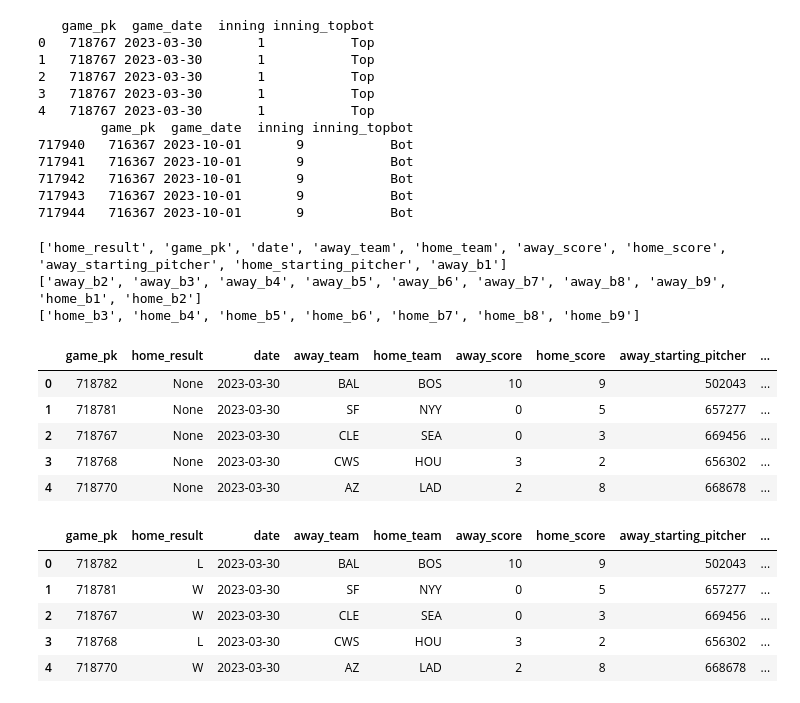
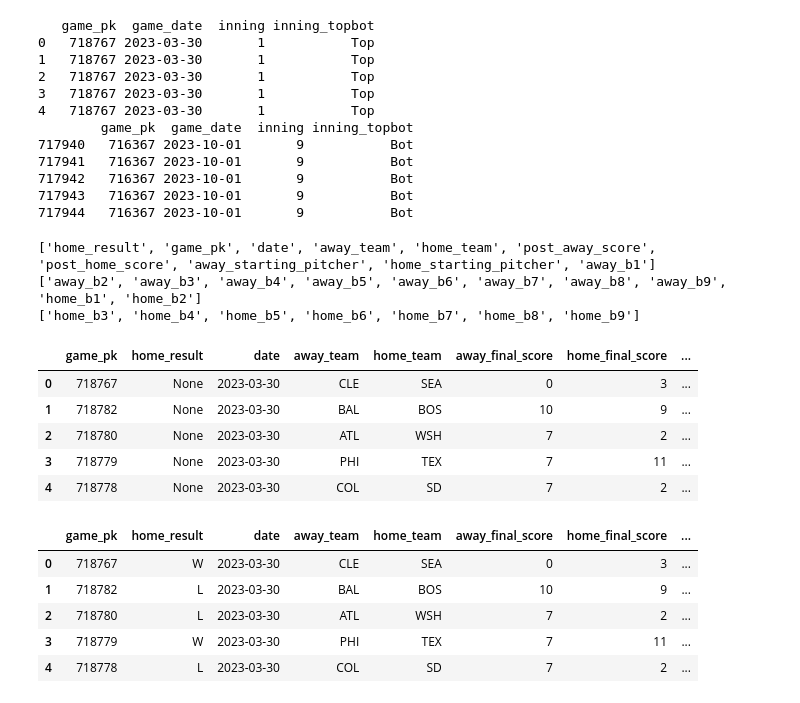
Before and after one commit to Stevey8/MLB-WL-prediction, a Jupyter notebook: data.ipynb, the cells around one changed output. Drawn from its saved outputs; the diff is of its cells as text; code cells hidden in the pictures.

```diff
--- a/data.ipynb
+++ b/data.ipynb
@@ -13,7 +13,8 @@ import seaborn as sns
 # %%
 %%time
 # .iloc[::-1].reset_index(drop=True): reverse the row order because the default of row 1 is the most recent instance
-df = statcast(start_dt='2023-03-30',end_dt='2023-10-01').iloc[::-1].reset_index(drop=True)
+# .reset_index().sort_index(ascending=False).reset_index(drop=True) should do the same thing. if not then change it back to the one above
+df = statcast(start_dt='2023-03-30',end_dt='2023-10-01').reset_index().sort_index(ascending=False).reset_index(drop=True)
 df.shape
 # %% [output]
 This is a large query, it may take a moment to complete
@@ -47,7 +48,8 @@ print(df[['game_pk','game_date','inning','inning_topbot']].tail())
 717944   716367 2023-10-01       9           Bot
 # %%
 # list out what kind of data we need for each game
-cols = ['home_result','game_pk','date','away_team','home_team','away_score','home_score','away_starting_pitcher','home_starting_pitcher']
+cols = ['home_result','game_pk','date','away_team','home_team','post_away_score','post_home_score','away_starting_pitcher','home_starting_pitcher']
+# post away/home score instead of away/home score: considering a case like a walk off hr, it will reflect on the post score instead of the score (which is the score before the hit)
 
 # add batters 1-9 for both away and home
 for i in ['away','home']:
@@ -63,38 +65,38 @@ print(cols[:10])
 print(cols[10:20])
 print(cols[20:])
 # %% [output]
-['home_result', 'game_pk', 'date', 'away_team', 'home_team', 'away_score', 'home_score', 'away_starting_pitcher', 'home_starting_pitcher', 'away_b1']
+['home_result', 'game_pk', 'date', 'away_team', 'home_team', 'post_away_score', 'post_home_score', 'away_starting_pitcher', 'home_starting_pitcher', 'away_b1']
 ['away_b2', 'away_b3', 'away_b4', 'away_b5', 'away_b6', 'away_b7', 'away_b8', 'away_b9', 'home_b1', 'home_b2']
 ['home_b3', 'home_b4', 'home_b5', 'home_b6', 'home_b7', 'home_b8', 'home_b9']
 # %%
-data_without_batters = df.groupby('game_pk').apply(lambda group: pd.Series({
+data_without_batters = df.groupby('game_pk',sort=False).apply(lambda group: pd.Series({
     'home_result': None,
     'date': group['game_date'].iloc[0],  # only one corresponding value
     'away_team': group['away_team'].iloc[0],  # only one corresponding value
     'home_team': group['home_team'].iloc[0],  # only one corresponding value
-    'away_score': group['away_score'].max(),
-    'home_score': group['home_score'].max(),
+    'away_final_score': group['post_away_score'].iloc[-1],
+    'home_final_score': group['post_home_score'].iloc[-1],
     'away_starting_pitcher': group.loc[(group['inning'] == 1) & (group['inning_topbot'] == 'Bot'), 'pitcher'].iloc[0],
     'home_starting_pitcher': group.loc[(group['inning'] == 1) & (group['inning_topbot'] == 'Top'), 'pitcher'].iloc[0],
 })).sort_values(by='date', ascending=True).reset_index()
 data_without_batters.head()
 # %% [output]
-|  | game_pk | home_result | date | away_team | home_team | away_score | home_score | away_starting_pitcher | ... |
-| 0 | 718782 | None | 2023-03-30 | BAL | BOS | 10 | 9 | 502043 | ... |
-| 1 | 718781 | None | 2023-03-30 | SF | NYY | 0 | 5 | 657277 | ... |
-| 2 | 718767 | None | 2023-03-30 | CLE | SEA | 0 | 3 | 669456 | ... |
-| 3 | 718768 | None | 2023-03-30 | CWS | HOU | 3 | 2 | 656302 | ... |
-| 4 | 718770 | None | 2023-03-30 | AZ | LAD | 2 | 8 | 668678 | ... |
+|  | game_pk | home_result | date | away_team | home_team | away_final_score | home_final_score | ... |
+| 0 | 718767 | None | 2023-03-30 | CLE | SEA | 0 | 3 | ... |
+| 1 | 718782 | None | 2023-03-30 | BAL | BOS | 10 | 9 | ... |
+| 2 | 718780 | None | 2023-03-30 | ATL | WSH | 7 | 2 | ... |
+| 3 | 718779 | None | 2023-03-30 | PHI | TEX | 7 | 11 | ... |
+| 4 | 718778 | None | 2023-03-30 | COL | SD | 7 | 2 | ... |
 # %%
-data_without_batters['home_result'] = np.where(data_without_batters['home_score'] > data_without_batters['away_score'], 'W', 'L')
+data_without_batters['home_result'] = np.where(data_without_batters['home_final_score'] > data_without_batters['away_final_score'], 'W', 'L')
 data_without_batters.head()
 # %% [output]
-|  | game_pk | home_result | date | away_team | home_team | away_score | home_score | away_starting_pitcher | ... |
-| 0 | 718782 | L | 2023-03-30 | BAL | BOS | 10 | 9 | 502043 | ... |
-| 1 | 718781 | W | 2023-03-30 | SF | NYY | 0 | 5 | 657277 | ... |
-| 2 | 718767 | W | 2023-03-30 | CLE | SEA | 0 | 3 | 669456 | ... |
-| 3 | 718768 | L | 2023-03-30 | CWS | HOU | 3 | 2 | 656302 | ... |
-| 4 | 718770 | W | 2023-03-30 | AZ | LAD | 2 | 8 | 668678 | ... |
+|  | game_pk | home_result | date | away_team | home_team | away_final_score | home_final_score | ... |
+| 0 | 718767 | W | 2023-03-30 | CLE | SEA | 0 | 3 | ... |
+| 1 | 718782 | L | 2023-03-30 | BAL | BOS | 10 | 9 | ... |
+| 2 | 718780 | L | 2023-03-30 | ATL | WSH | 7 | 2 | ... |
+| 3 | 718779 | W | 2023-03-30 | PHI | TEX | 7 | 11 | ... |
+| 4 | 718778 | L | 2023-03-30 | COL | SD | 7 | 2 | ... |
 # %%
 def get_away_batting_order(group):
     away_batters = group.loc[group['inning_topbot'] == 'Top', 'batter'].unique()[:9]
```
Also changed, not shown: parts of 21 cells of this notebook, 3 other files.
